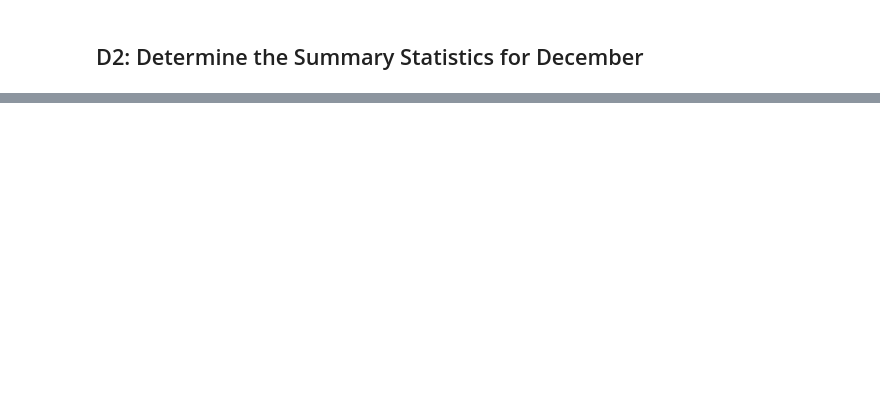
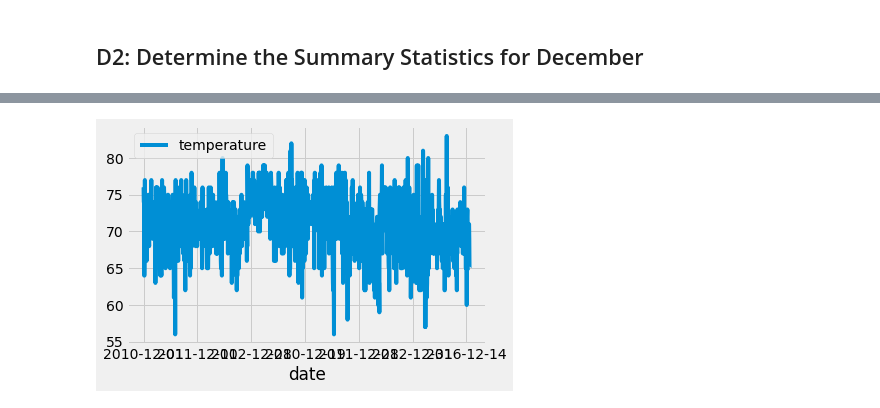
Before and after one commit to jacquie0583/Surfs_Up, a Jupyter notebook: SurfsUp_Challenge.ipynb, the cells around one changed output, grey strips where cells are left out. Cells and saved outputs as stored; diff of their text form; code cells hidden in the pictures; blank space fills up the shorter version.

```diff
--- a/SurfsUp_Challenge.ipynb
+++ b/SurfsUp_Challenge.ipynb
@@ -88,0 +189,4 @@ print (df)
+# %%
+df.plot()
+# %% [output]
+[figure, added]
```
Also changed, not shown: parts of 14 cells of this notebook, 8 other files.
